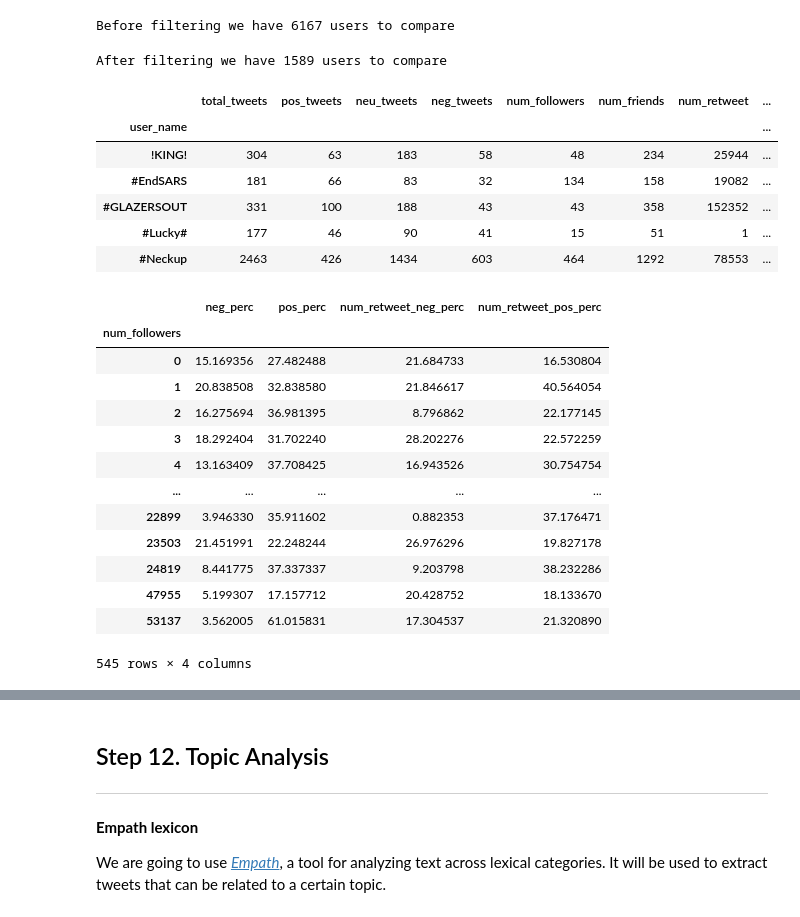
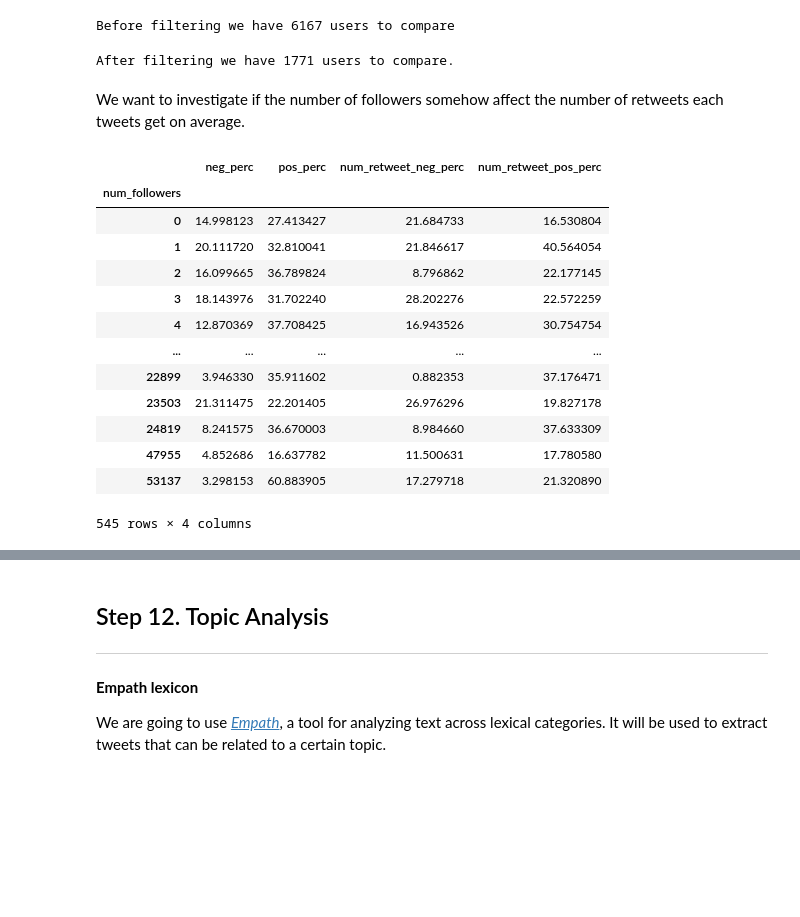
Before and after one commit to epfl-ada/ada-2020-project-milestone-p3-p3_musetti-adaletti, a Jupyter notebook: Creative_extension_analysis.ipynb, the cells around one changed output, grey strips where cells are left out. Cells and saved outputs as stored; diff of their text form; code cells hidden in the pictures; blank space fills up the shorter version.

```diff
--- a/Creative_extension_analysis.ipynb
+++ b/Creative_extension_analysis.ipynb
@@ -1501,12 +1494,12 @@ print("Before filtering we have {} users to compare".format(len(sent_follow)))
 Before filtering we have 6167 users to compare
 # %%
 # Filtering tweet users
-sent_follow_filtered = sent_follow.loc[(sent_follow['total_tweets'] > 20) &
+sent_follow_filtered = sent_follow.loc[(sent_follow['total_tweets'] > 5) &
                                        (sent_follow['pos_tweets'] > 1) &
                                        (sent_follow['neg_tweets'] >1)&
                                        (sent_follow['num_retweet'] >0)]
 # %%
-print("After filtering we have {} users to compare".format(len(sent_follow_filtered)))
+print("After filtering we have {} users to compare.".format(len(sent_follow_filtered)))
 # %% [output]
-After filtering we have 1589 users to compare
+After filtering we have 1771 users to compare.
 # %%
@@ -1518,32 +1511,25 @@ sent_follow_filtered['neg_perc'] = (sent_follow_filtered['neg_tweets']/sent_foll
 sent_follow_filtered['num_retweet_pos_perc'] = (sent_follow_filtered['num_retweet_pos']/sent_follow_filtered['num_retweet'])*100
 sent_follow_filtered['num_retweet_neg_perc'] = (sent_follow_filtered['num_retweet_neg']/sent_follow_filtered['num_retweet'])*100
-# %%
-sent_follow_filtered.head(5)
-# %% [output]
-|  | total_tweets | pos_tweets | neu_tweets | neg_tweets | num_followers | num_friends | num_retweet | ... |
-| user_name |  |  |  |  |  |  |  | ... |
-| !KING! | 304 | 63 | 183 | 58 | 48 | 234 | 25944 | ... |
-| #EndSARS | 181 | 66 | 83 | 32 | 134 | 158 | 19082 | ... |
-| #GLAZERSOUT | 331 | 100 | 188 | 43 | 43 | 358 | 152352 | ... |
-| #Lucky# | 177 | 46 | 90 | 41 | 15 | 51 | 1 | ... |
-| #Neckup | 2463 | 426 | 1434 | 603 | 464 | 1292 | 78553 | ... |
+# %% [markdown]
+We want to investigate if the number of followers somehow affect the number of retweets each tweets get on average.
 # %%
-# does the number of follower and sentiments somehow affect the retweetability?
+# Creating a df grouping users by number of followers
 
-df_followers = sent_follow_filtered.groupby('num_followers').agg({"neg_perc":"mean", "pos_perc":"mean", "num_retweet_neg_perc":"mean", "num_retweet_pos_perc":"mean"})
+df_followers = sent_follow_filtered.groupby('num_followers').agg({"neg_perc":"mean", "pos_perc":"mean",\
+                                                                  "num_retweet_neg_perc":"mean", "num_retweet_pos_perc":"mean"})
 df_followers
 # %% [output]
 |  | neg_perc | pos_perc | num_retweet_neg_perc | num_retweet_pos_perc |
 | num_followers |  |  |  |  |
-| 0 | 15.169356 | 27.482488 | 21.684733 | 16.530804 |
-| 1 | 20.838508 | 32.838580 | 21.846617 | 40.564054 |
-| 2 | 16.275694 | 36.981395 | 8.796862 | 22.177145 |
-| 3 | 18.292404 | 31.702240 | 28.202276 | 22.572259 |
-| 4 | 13.163409 | 37.708425 | 16.943526 | 30.754754 |
+| 0 | 14.998123 | 27.413427 | 21.684733 | 16.530804 |
+| 1 | 20.111720 | 32.810041 | 21.846617 | 40.564054 |
+| 2 | 16.099665 | 36.789824 | 8.796862 | 22.177145 |
+| 3 | 18.143976 | 31.702240 | 28.202276 | 22.572259 |
+| 4 | 12.870369 | 37.708425 | 16.943526 | 30.754754 |
 | ... | ... | ... | ... | ... |
 | 22899 | 3.946330 | 35.911602 | 0.882353 | 37.176471 |
-| 23503 | 21.451991 | 22.248244 | 26.976296 | 19.827178 |
-| 24819 | 8.441775 | 37.337337 | 9.203798 | 38.232286 |
-| 47955 | 5.199307 | 17.157712 | 20.428752 | 18.133670 |
-| 53137 | 3.562005 | 61.015831 | 17.304537 | 21.320890 |
+| 23503 | 21.311475 | 22.201405 | 26.976296 | 19.827178 |
+| 24819 | 8.241575 | 36.670003 | 8.984660 | 37.633309 |
+| 47955 | 4.852686 | 16.637782 | 11.500631 | 17.780580 |
+| 53137 | 3.298153 | 60.883905 | 17.279718 | 21.320890 |
 545 rows × 4 columns
```
Also changed, not shown: parts of 61 cells of this notebook.
